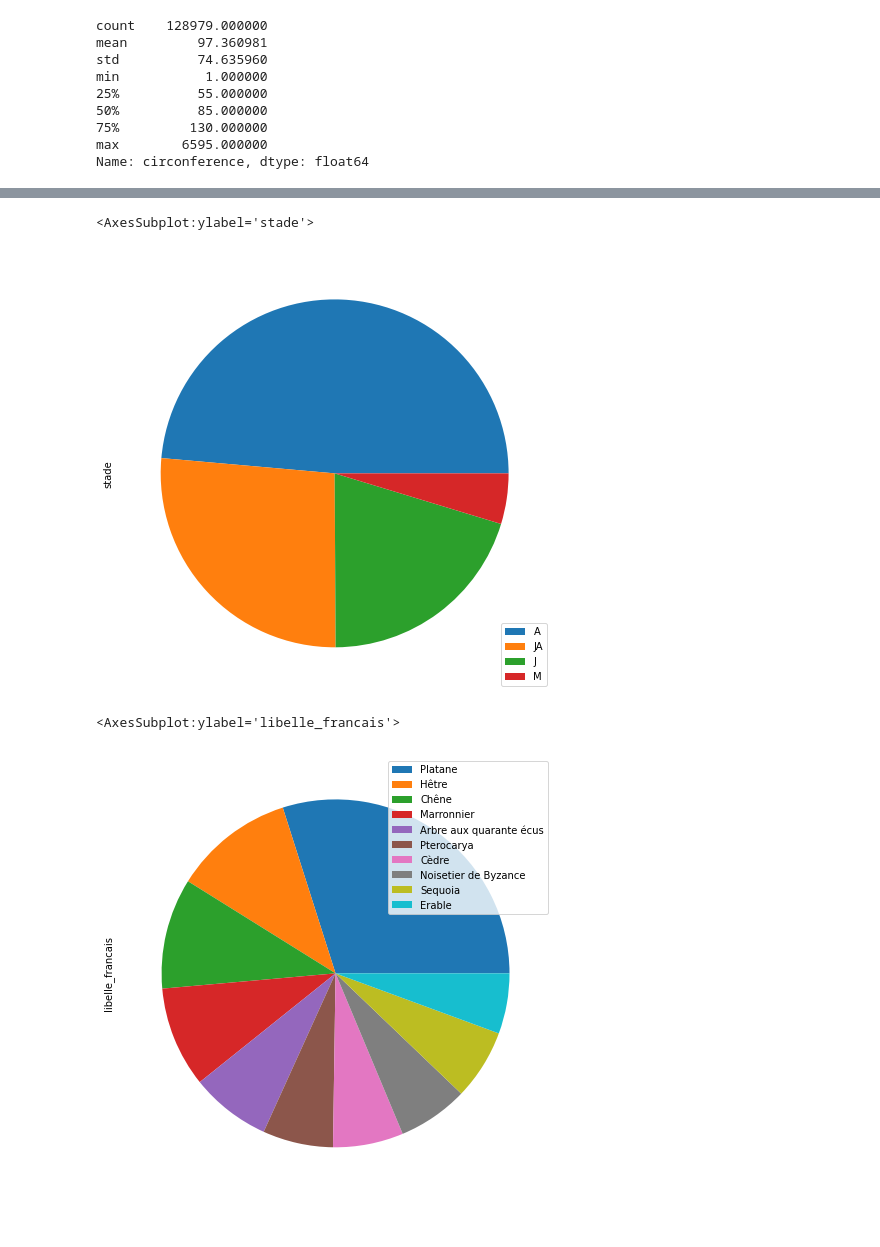
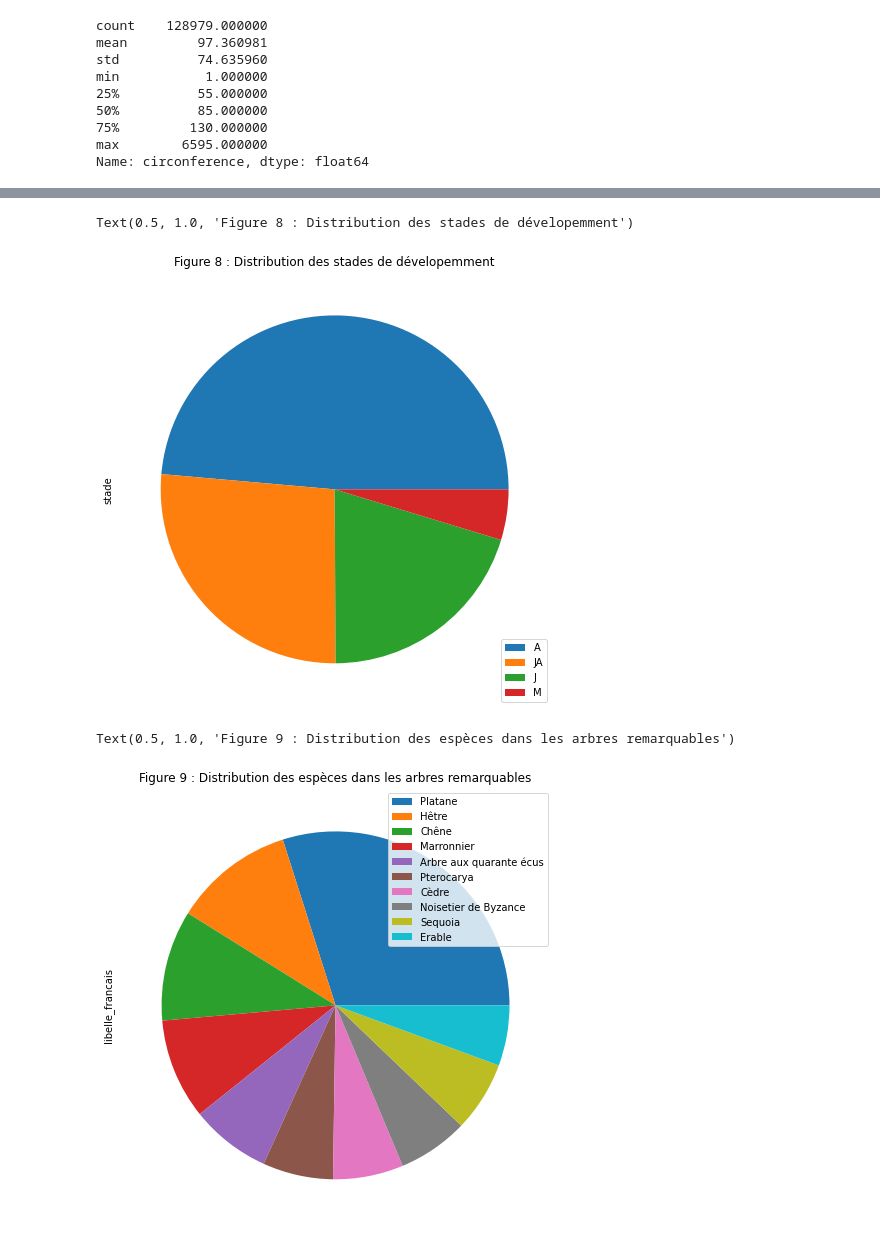
Before and after one commit to rlossec/OC_IA_Projet2, a Jupyter notebook: script.ipynb, the cells around one changed output, grey strips where cells are left out. Saved outputs shown, nothing was run; the diff lists cells and outputs as text; code cells hidden in the pictures.

```diff
--- a/script.ipynb
+++ b/script.ipynb
@@ -841,11 +836,13 @@ arbres_cleaned['hauteur'].hist()
 # %%
 arbres_cleaned['stade'].value_counts().plot.pie(legend=True, labels=None, figsize=(8,8))
+plt.title("Figure 8 : Distribution des stades de dévelopemment")
 # %% [output]
-<AxesSubplot:ylabel='stade'>
+Text(0.5, 1.0, 'Figure 8 : Distribution des stades de dévelopemment')
-[figure, old version]
+[figure, new version]
 # %%
 arbres_remarquables = arbres[arbres['remarquable']==1]
 arbres_remarquables['libelle_francais'].value_counts().head(10).plot.pie(legend=True, labels=None, figsize=(8,8))
+plt.title("Figure 9 : Distribution des espèces dans les arbres remarquables")
 # %% [output]
-<AxesSubplot:ylabel='libelle_francais'>
+Text(0.5, 1.0, 'Figure 9 : Distribution des espèces dans les arbres remarquables')
-[figure, old version]
+[figure, new version]
```
Also changed, not shown: parts of 13 cells of this notebook.
